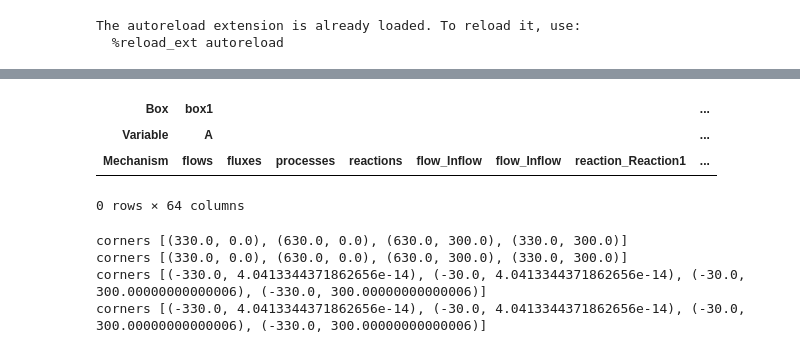
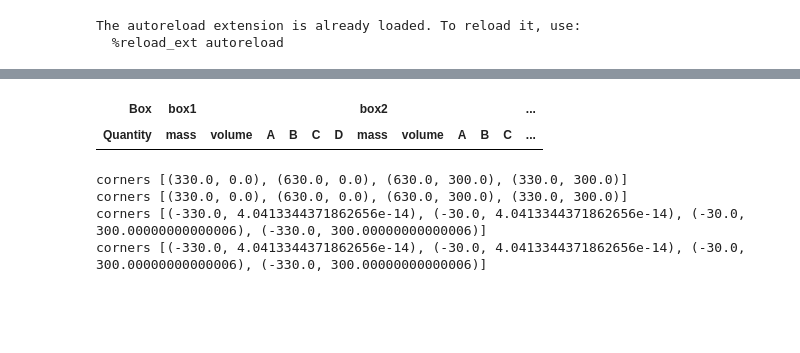
Before and after one commit to maschwanden/boxsimu, a Jupyter notebook: simulations/testing_notebooks/Simu3.ipynb, the cells around one changed output, grey strips where cells are left out. Saved outputs shown, nothing was run; the diff lists cells and outputs as text; code cells hidden in the pictures; blank space fills up the shorter version.

```diff
--- a/simulations/testing_notebooks/Simu3.ipynb
+++ b/simulations/testing_notebooks/Simu3.ipynb
@@ -55,12 +38,10 @@ id(self.variables[var_name]):  139648333124664
 # %%
 from boxsimu import solution
 sol = solution.Solution(system, 100, ur.second)
-sol.df_ts_rates
+sol.df
 # %% [output]
-| Box | box1 |  |  |  |  |  |  | ... |
-| Variable | A |  |  |  |  |  |  | ... |
-| Mechanism | flows | fluxes | processes | reactions | flow_Inflow | flow_Inflow | reaction_Reaction1 | ... |
+| Box | box1 |  |  |  |  |  | box2 |  |  |  |  | ... |
+| Quantity | mass | volume | A | B | C | D | mass | volume | A | B | C | ... |
-0 rows × 64 columns
 # %%
 system.save_as_svg('test_svg')
 # %% [output]
```
Also changed, not shown: parts of 5 cells of this notebook, 14 other files.
